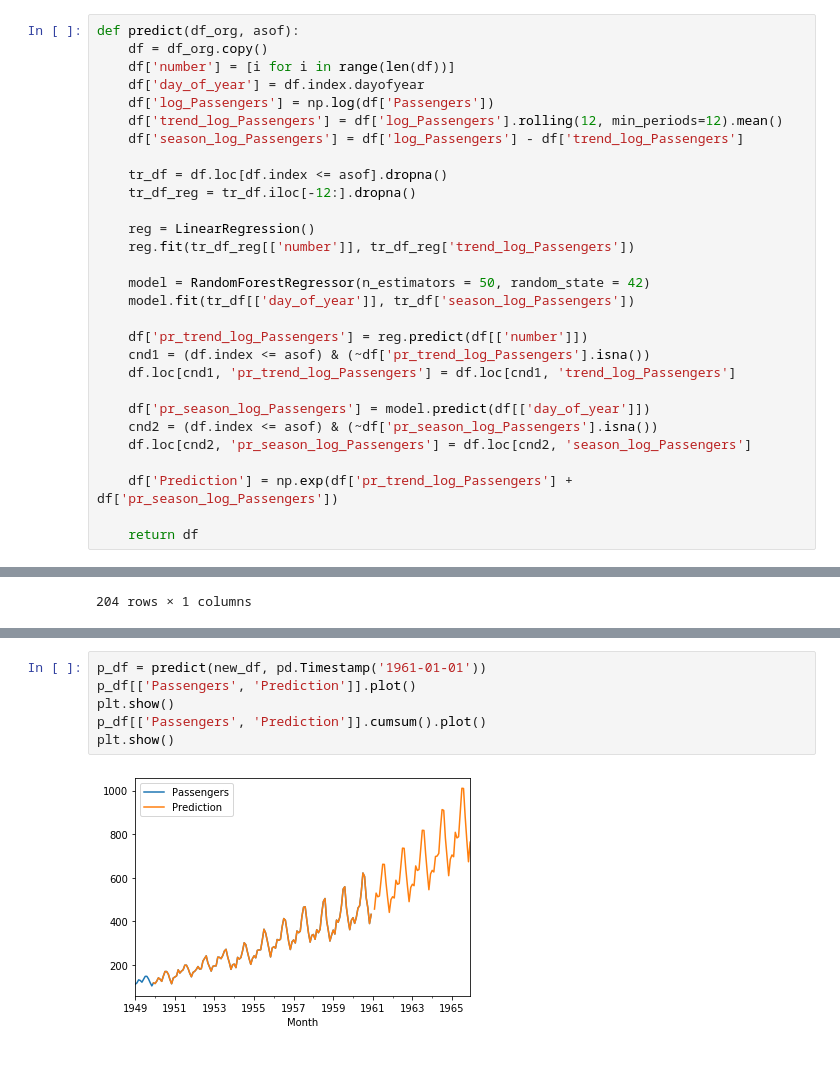
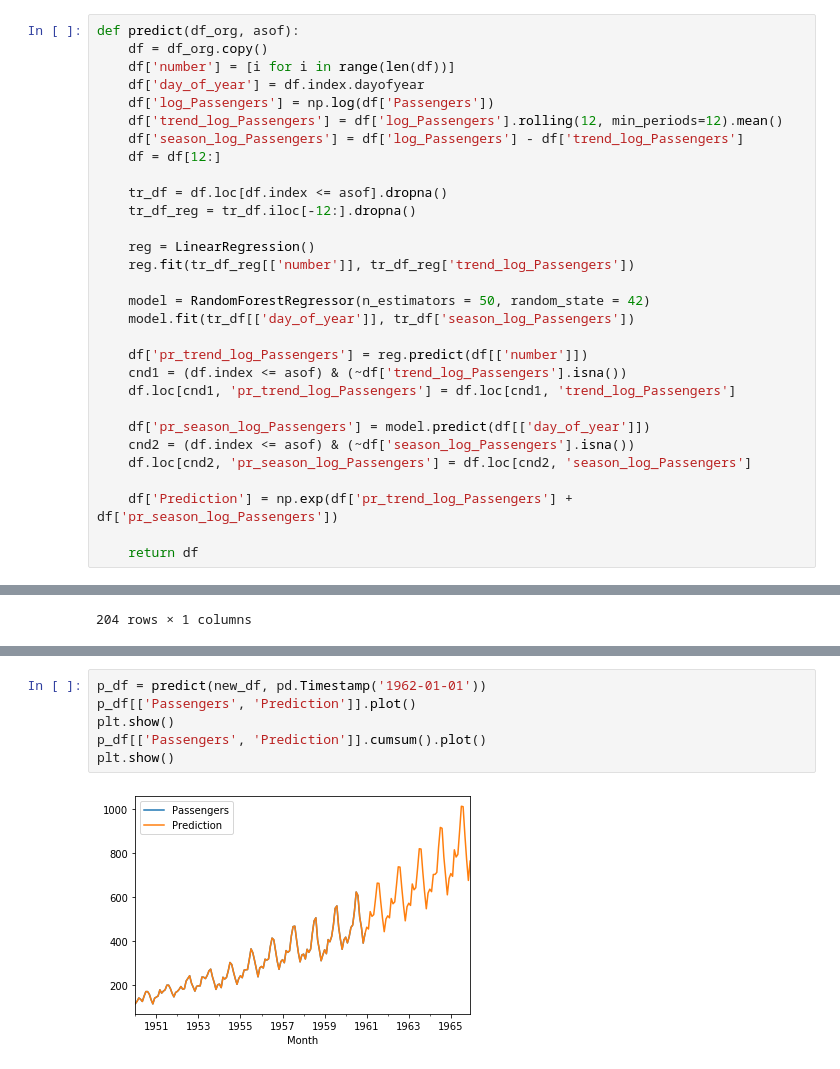
Before and after one commit to mikky1996/Timeseries_prediction, a Jupyter notebook: RandomForestMultModel.ipynb, the cells around one changed output, grey strips where cells are left out. Saved outputs shown, nothing was run; the diff lists cells and outputs as text.

```diff
--- a/RandomForestMultModel.ipynb
+++ b/RandomForestMultModel.ipynb
@@ -14,6 +14,7 @@ def predict(df_org, asof):
     df['log_Passengers'] = np.log(df['Passengers'])
     df['trend_log_Passengers'] = df['log_Passengers'].rolling(12, min_periods=12).mean()
     df['season_log_Passengers'] = df['log_Passengers'] - df['trend_log_Passengers']
+    df = df[12:]
 
     tr_df = df.loc[df.index <= asof].dropna()
     tr_df_reg = tr_df.iloc[-12:].dropna()
@@ -25,11 +26,11 @@ def predict(df_org, asof):
     model.fit(tr_df[['day_of_year']], tr_df['season_log_Passengers'])
 
     df['pr_trend_log_Passengers'] = reg.predict(df[['number']])
-    cnd1 = (df.index <= asof) & (~df['pr_trend_log_Passengers'].isna())
+    cnd1 = (df.index <= asof) & (~df['trend_log_Passengers'].isna())
     df.loc[cnd1, 'pr_trend_log_Passengers'] = df.loc[cnd1, 'trend_log_Passengers']
 
     df['pr_season_log_Passengers'] = model.predict(df[['day_of_year']])
-    cnd2 = (df.index <= asof) & (~df['pr_season_log_Passengers'].isna())
+    cnd2 = (df.index <= asof) & (~df['season_log_Passengers'].isna())
     df.loc[cnd2, 'pr_season_log_Passengers'] = df.loc[cnd2, 'season_log_Passengers']
 
     df['Prediction'] = np.exp(df['pr_trend_log_Passengers'] + df['pr_season_log_Passengers'])
@@ -104,8 +105,8 @@ plt.show()
 # %%
-p_df = predict(new_df, pd.Timestamp('1961-01-01'))
+p_df = predict(new_df, pd.Timestamp('1962-01-01'))
 p_df[['Passengers', 'Prediction']].plot()
 plt.show()
 p_df[['Passengers', 'Prediction']].cumsum().plot()
 plt.show()
 # %% [output]
-[figure, old version]
+[figure, new version]
```
Also changed, not shown: parts of 2 cells of this notebook.
